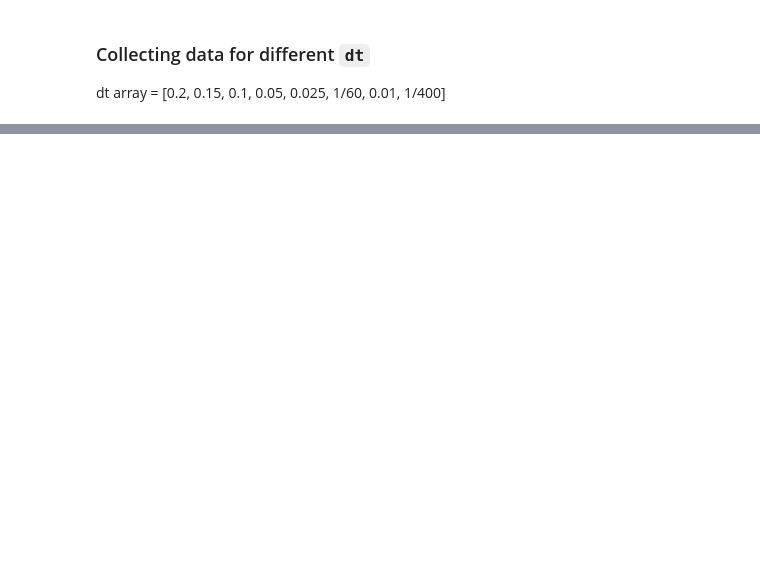
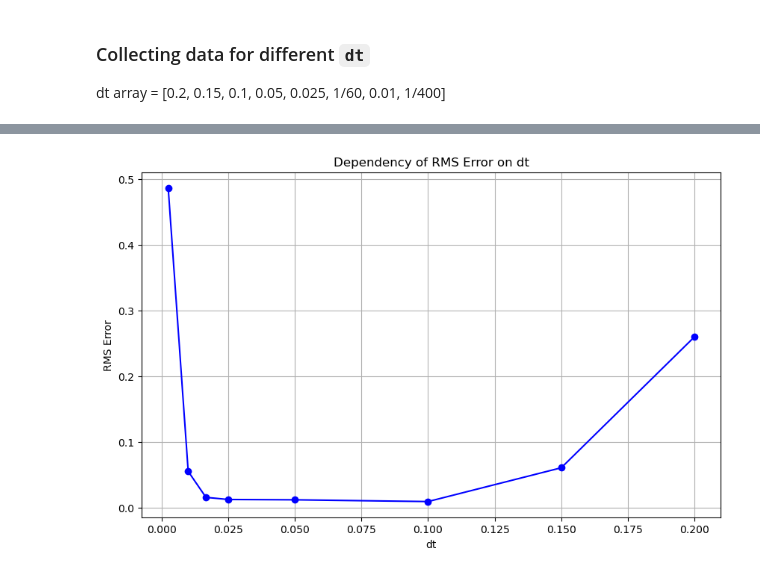
Before and after one commit to damurka5/RL_CDPR, a Jupyter notebook: notebooks/12_Variable_dt_evaluation.ipynb, the cells around one changed output, grey strips where cells are left out. Cells and saved outputs as stored; diff of their text form; code cells hidden in the pictures; blank space fills up the shorter version.

Commit message:
evaluation on circle trajectory

```diff
--- a/notebooks/12_Variable_dt_evaluation.ipynb
+++ b/notebooks/12_Variable_dt_evaluation.ipynb
@@ -455,3 +454,16 @@ np.sqrt(mean_err)
 ### Collecting data for different `dt`
 
 dt array = [0.2, 0.15, 0.1, 0.05, 0.025, 1/60, 0.01, 1/400]
+# %%
+dt_arr = [0.2, 0.15, 0.1, 0.05, 0.025, 1/60, 0.01, 1/400]
+
+# models loading
+robot_model_td3 = CDPR4_env(pos=np.array([.0, .0, 1.]), is_continuous=True)
+modelSB3_TD3 = TD3.load("models/mi93o31c/ddpg_cdpr4_model.zip", env=robot_model_td3, custom_objects={'observation_space': robot_model_td3.observation_space, 'action_space': robot_model_td3.action_space}, print_system_info=True)
+
+robot_model_ppo = CDPR4_env(pos=np.array([.0, .0, 1.]), is_continuous=False)
+robot_model_ppo.num_discretized_actions = robot_model_ppo.num_discretized_actions[0]
+modelSB3_PPO = PPO.load("models/ppo_cdpr4_model_3m_timesteps.zip", env=robot_model_ppo, custom_objects={'observation_space': robot_model_ppo.observation_space, 'action_space': robot_model_ppo.action_space}, print_system_info=True)
+
+robot_model_trpo = CDPR4_env(pos=np.array([.0, .0, 1.]), is_continuous=True)
+modelSB3_TRPO = TRPO.load("models/trpo_cdpr4_model.zip", env=robot_model_trpo, custom_objects={'observation_space': robot_model_trpo.observation_space, 'action_space': robot_model_trpo.action_space}, print_system_info=True)
@@ -457,0 +532,31 @@ dt array = [0.2, 0.15, 0.1, 0.05, 0.025, 1/60, 0.01, 1/400]
+# %%
+def plot_rms_vs_dt(data):
+    """
+    Plots the dependency of RMS error on dt.
+
+    Parameters:
+    data (dict): A dictionary where keys are dt values and values are RMS errors.
+    """
+    # Extract dt (keys) and RMS error (values)
+    dt = list(data.keys())
+    rms_error = list(data.values())
+
+    # Sort the data by dt
+    sorted_dt, sorted_rms_error = zip(*sorted(zip(dt, rms_error)))
+
+    # Plot the data
+    plt.figure(figsize=(10, 6))
+    plt.plot(sorted_dt, sorted_rms_error, marker='o', linestyle='-', color='b')
+
+    # Add labels and title
+    plt.xlabel('dt')
+    plt.ylabel('RMS Error')
+    plt.title('Dependency of RMS Error on dt')
+    plt.grid(True)
+
+    # Show the plot
+    plt.show()
+# %%
+plot_rms_vs_dt(rms_errors_DDPG_circle)
+# %% [output]
+[figure, added]
```
Also changed, not shown: parts of 10 cells of this notebook.
